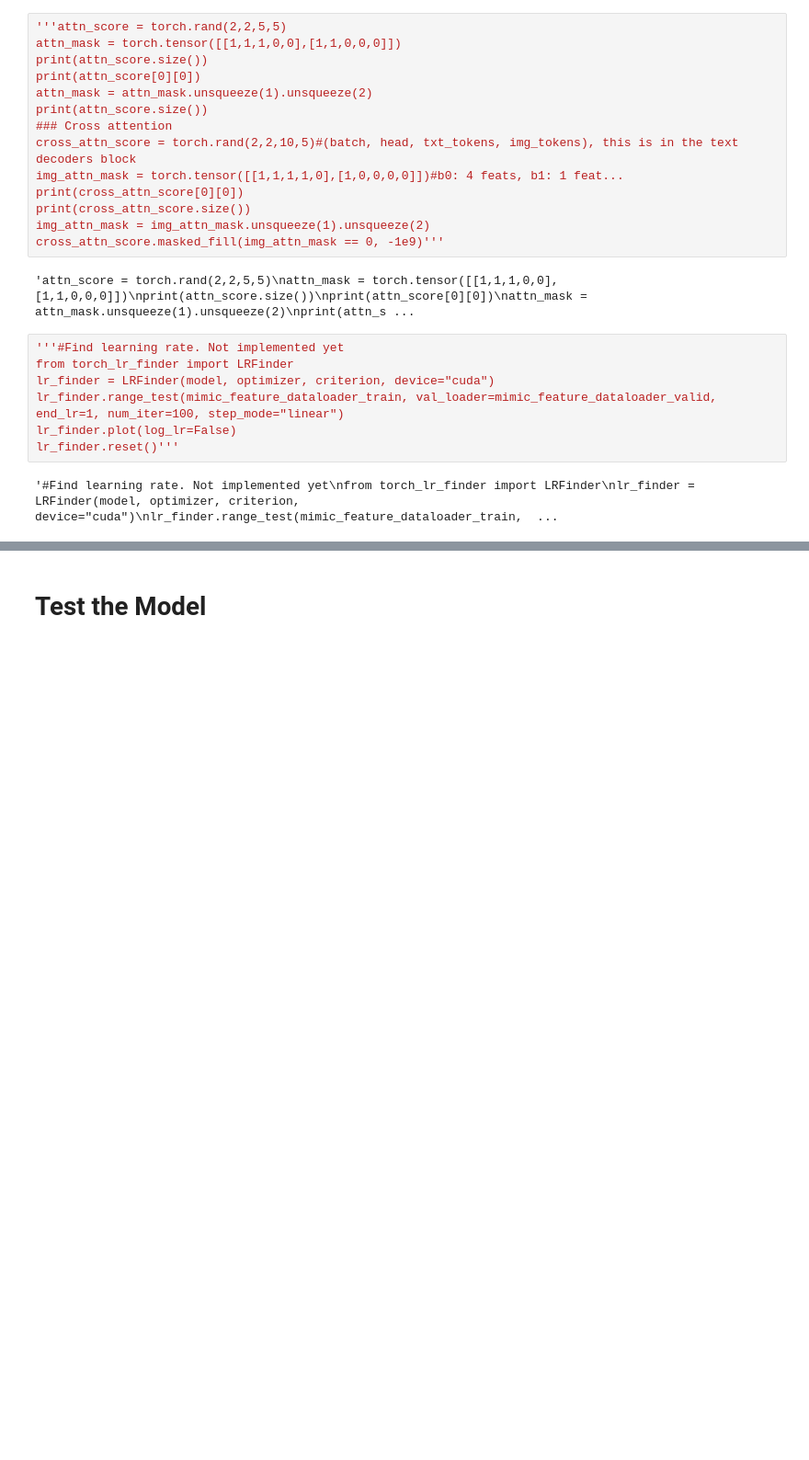
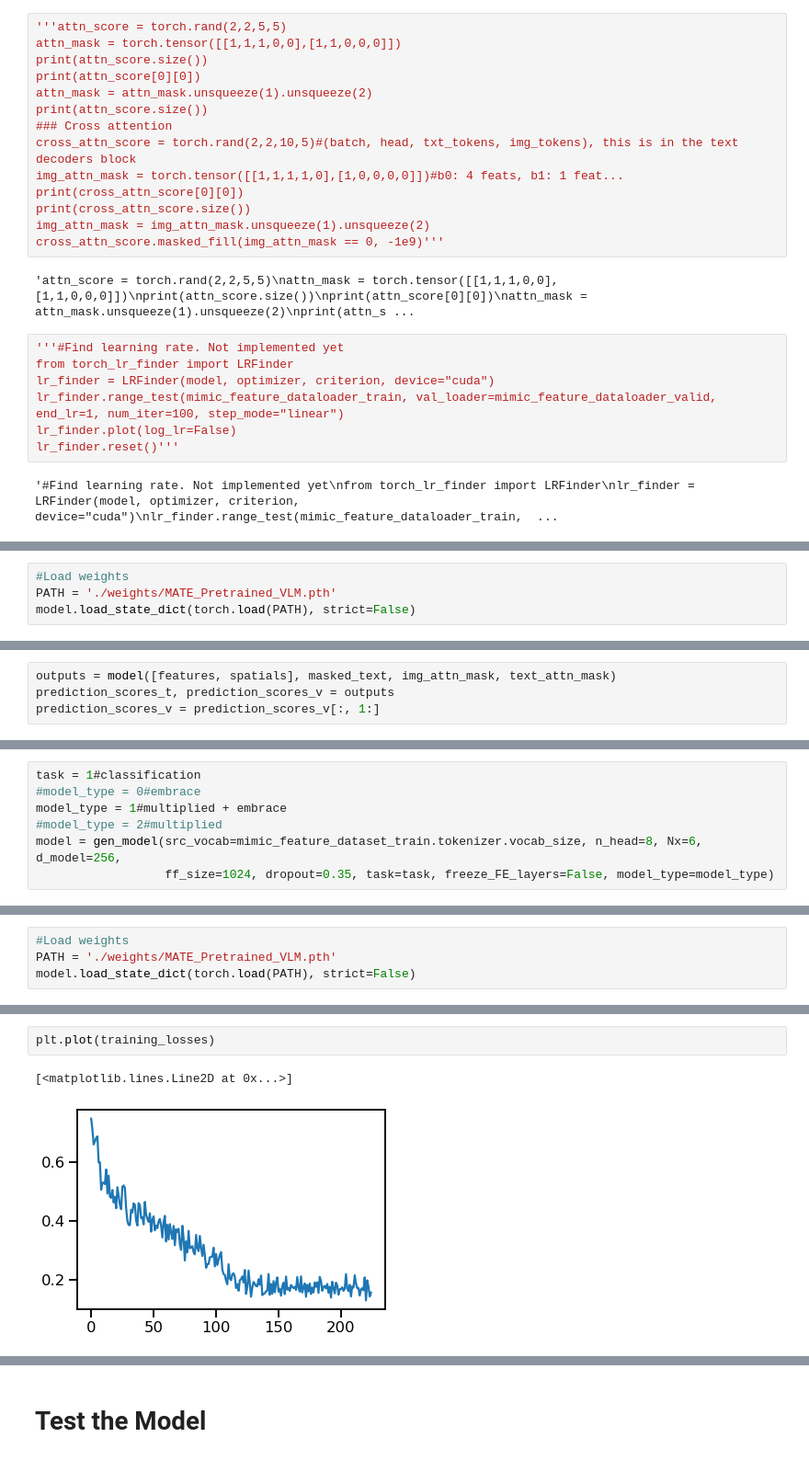
Before and after one commit to kevkid/transforming_embracement, a Jupyter notebook: Transforming Embracement.ipynb, the cells around one changed output, grey strips where cells are left out. Shown: that part at 92% size. Cells and saved outputs as stored; diff of their text form; blank space fills up the shorter version.

```diff
--- a/Transforming Embracement.ipynb
+++ b/Transforming Embracement.ipynb
@@ -528,0 +1031,4 @@ lr_finder.reset()'''
+# %%
+#Load weights
+PATH = './weights/MATE_Pretrained_VLM.pth'
+model.load_state_dict(torch.load(PATH), strict=False)
@@ -528,0 +1037,4 @@ lr_finder.reset()'''
+# %%
+outputs = model([features, spatials], masked_text, img_attn_mask, text_attn_mask)
+prediction_scores_t, prediction_scores_v = outputs
+prediction_scores_v = prediction_scores_v[:, 1:]
@@ -530,0 +1071,7 @@ lr_finder.reset()'''
+# %%
+task = 1#classification
+#model_type = 0#embrace
+model_type = 1#multiplied + embrace
+#model_type = 2#multiplied
+model = gen_model(src_vocab=mimic_feature_dataset_train.tokenizer.vocab_size, n_head=8, Nx=6, d_model=256,
+                  ff_size=1024, dropout=0.35, task=task, freeze_FE_layers=False, model_type=model_type)
@@ -530,0 +1098,4 @@ lr_finder.reset()'''
+# %%
+#Load weights
+PATH = './weights/MATE_Pretrained_VLM.pth'
+model.load_state_dict(torch.load(PATH), strict=False)
@@ -600 +1230,6 @@ Validation loss: 0.01777382381260395
 Finished Training
+# %%
+plt.plot(training_losses)
+# %% [output]
+[<matplotlib.lines.Line2D at 0x...>]
+[figure, added]
```
Also changed, not shown: parts of 119 cells of this notebook.
